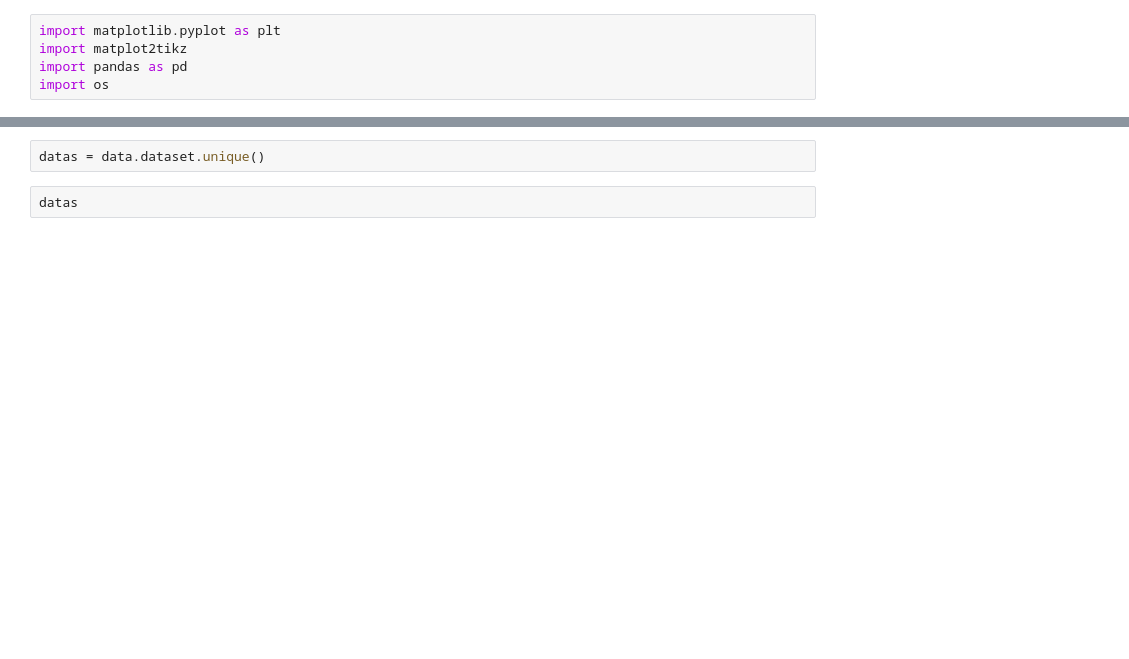
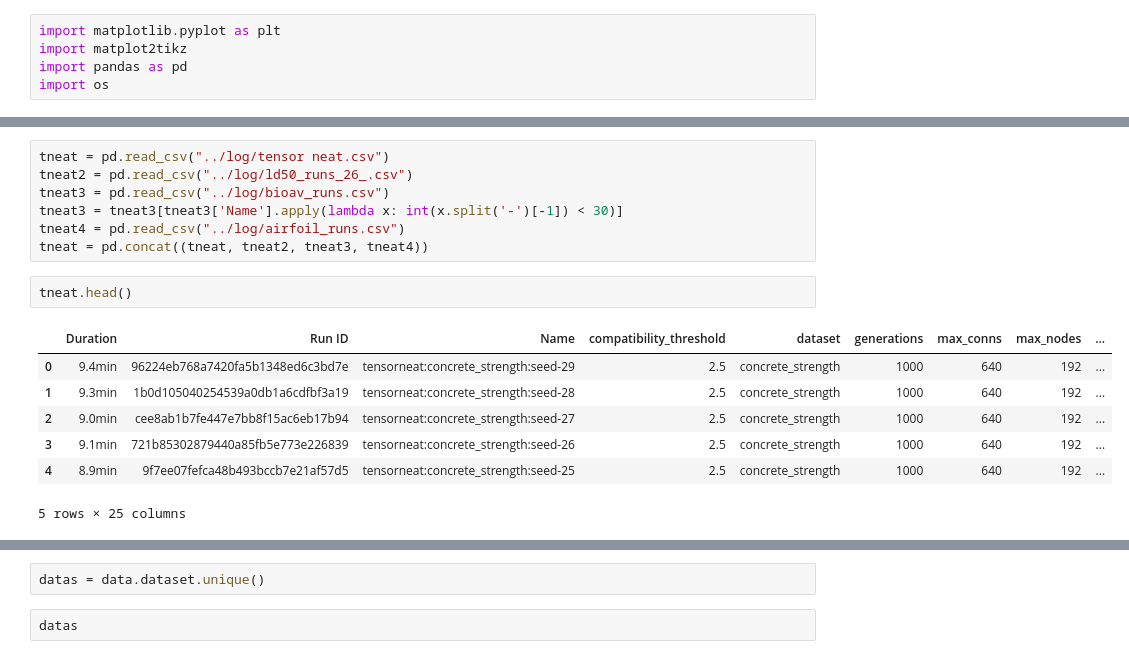
Before and after one commit to Fari98/NEVO-GSPT, a Jupyter notebook: visualizations/Paper plots.ipynb, the cells around one changed output, grey strips where cells are left out. Saved outputs shown, nothing was run; the diff lists cells and outputs as text; blank space fills up the shorter version.

```diff
--- a/visualizations/Paper plots.ipynb
+++ b/visualizations/Paper plots.ipynb
@@ -5,0 +21,17 @@ import os
+# %%
+tneat = pd.read_csv("../log/tensor neat.csv")
+tneat2 = pd.read_csv("../log/ld50_runs_26_.csv")
+tneat3 = pd.read_csv("../log/bioav_runs.csv")
+tneat3 = tneat3[tneat3['Name'].apply(lambda x: int(x.split('-')[-1]) < 30)]
+tneat4 = pd.read_csv("../log/airfoil_runs.csv")
+tneat = pd.concat((tneat, tneat2, tneat3, tneat4))
+# %%
+tneat.head()
+# %% [output]
+|  | Duration | Run ID | Name | compatibility_threshold | dataset | generations | max_conns | max_nodes | ... |
+| 0 | 9.4min | 96224eb768a7420fa5b1348ed6c3bd7e | tensorneat:concrete_strength:seed-29 | 2.5 | concrete_strength | 1000 | 640 | 192 | ... |
+| 1 | 9.3min | 1b0d105040254539a0db1a6cdfbf3a19 | tensorneat:concrete_strength:seed-28 | 2.5 | concrete_strength | 1000 | 640 | 192 | ... |
+| 2 | 9.0min | cee8ab1b7fe447e7bb8f15ac6eb17b94 | tensorneat:concrete_strength:seed-27 | 2.5 | concrete_strength | 1000 | 640 | 192 | ... |
+| 3 | 9.1min | 721b85302879440a85fb5e773e226839 | tensorneat:concrete_strength:seed-26 | 2.5 | concrete_strength | 1000 | 640 | 192 | ... |
+| 4 | 8.9min | 9f7ee07fefca48b493bccb7e21af57d5 | tensorneat:concrete_strength:seed-25 | 2.5 | concrete_strength | 1000 | 640 | 192 | ... |
+5 rows × 25 columns
```
Also changed, not shown: parts of 12 cells of this notebook, 9 other files.
